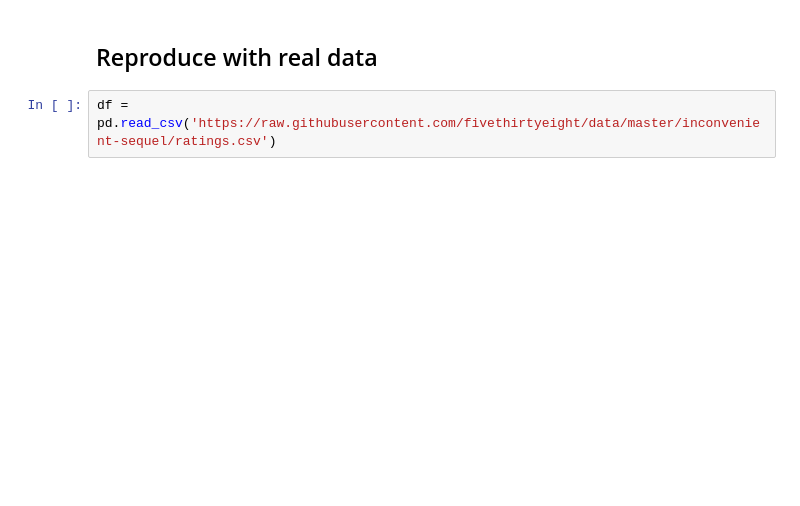
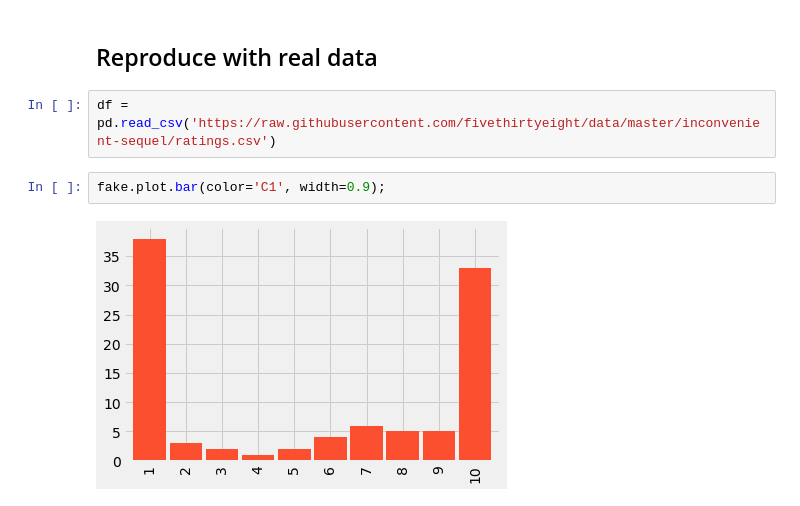
Before and after one commit to bloominstituteoftechnology/DS-Unit-1-Sprint-1-Data-Wrangling-and-Storytelling, a Jupyter notebook: module4-make-explanatory-visualizations/LS_DS_114_Make_Explanatory_Visualizations.ipynb, the cells around one changed output. Drawn from its saved outputs; the diff is of its cells as text; blank space fills up the shorter version.

```diff
--- a/module4-make-explanatory-visualizations/LS_DS_114_Make_Explanatory_Visualizations.ipynb
+++ b/module4-make-explanatory-visualizations/LS_DS_114_Make_Explanatory_Visualizations.ipynb
@@ -373,3 +433,7 @@ fake2.value_counts().sort_index().plot.bar(color='C1', width=0.9);
 ## Reproduce with real data
 # %%
 df = pd.read_csv('https://raw.githubusercontent.com/fivethirtyeight/data/master/inconvenient-sequel/ratings.csv')
+# %%
+fake.plot.bar(color='C1', width=0.9);
+# %% [output]
+[figure, added]
```
Also changed, not shown: parts of 3 cells of this notebook.
